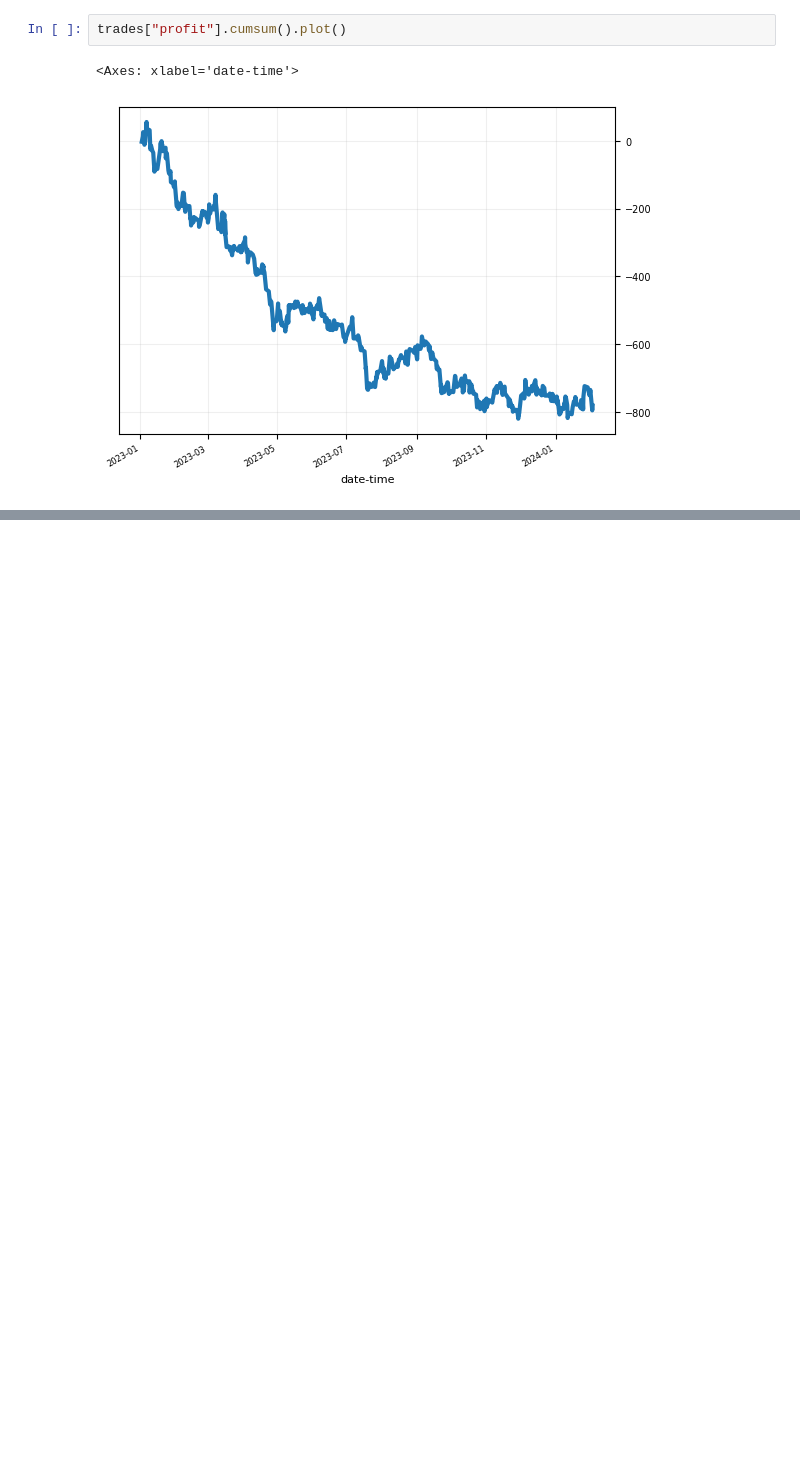
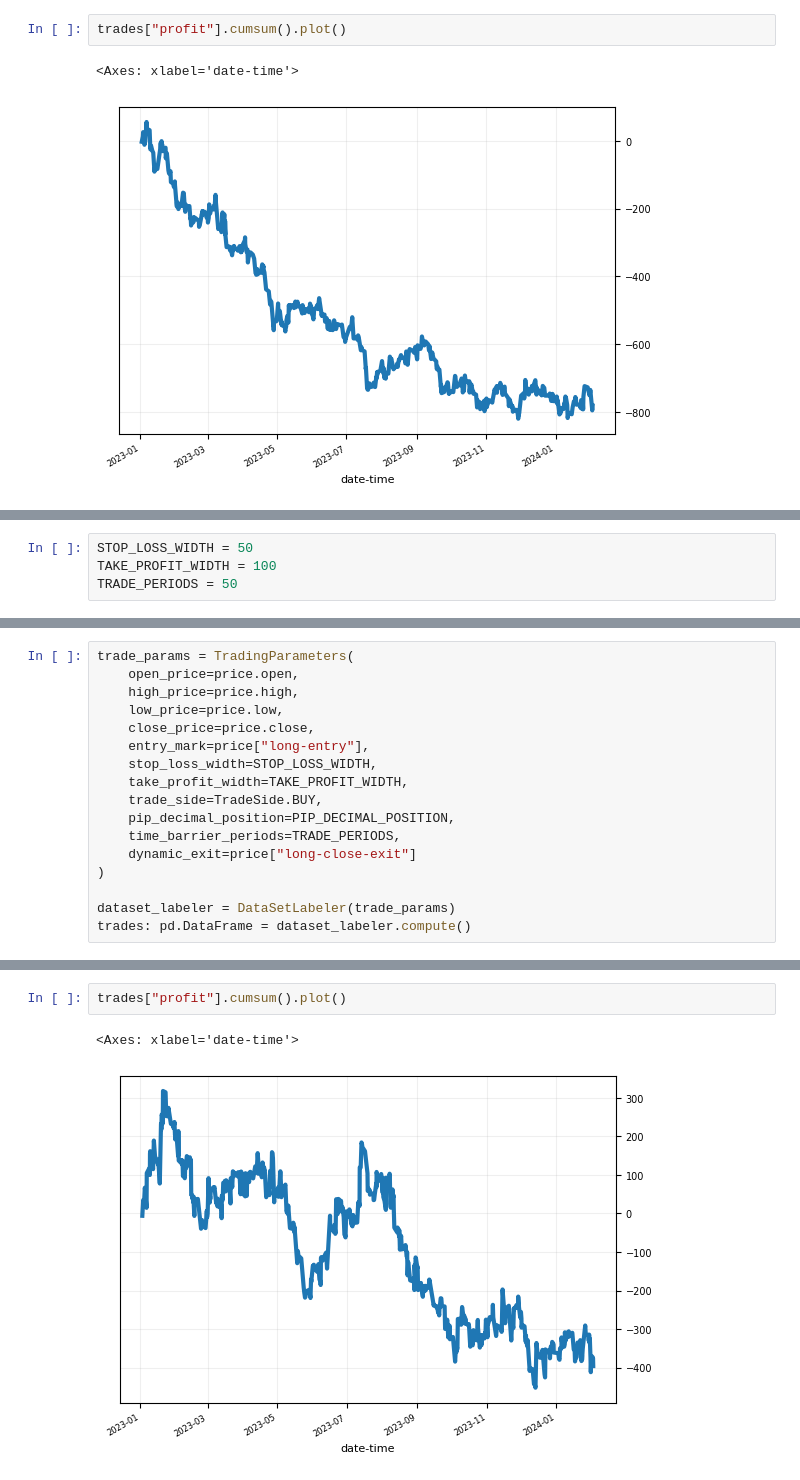
Before and after one commit to mchiuminatto/triple_barrier, a Jupyter notebook: docs/examples/Apply Scenarios.ipynb, the cells around one changed output, grey strips where cells are left out. Saved outputs shown, nothing was run; the diff lists cells and outputs as text; blank space fills up the shorter version.

```diff
--- a/docs/examples/Apply Scenarios.ipynb
+++ b/docs/examples/Apply Scenarios.ipynb
@@ -225,0 +370,4 @@ trades["profit"].cumsum().plot()
+# %%
+STOP_LOSS_WIDTH = 50
+TAKE_PROFIT_WIDTH = 100
+TRADE_PERIODS = 50
@@ -225,0 +430,17 @@ trades["profit"].cumsum().plot()
+# %%
+trade_params = TradingParameters(
+    open_price=price.open,
+    high_price=price.high,
+    low_price=price.low,
+    close_price=price.close,
+    entry_mark=price["long-entry"],
+    stop_loss_width=STOP_LOSS_WIDTH,
+    take_profit_width=TAKE_PROFIT_WIDTH,
+    trade_side=TradeSide.BUY,
+    pip_decimal_position=PIP_DECIMAL_POSITION,
+    time_barrier_periods=TRADE_PERIODS,
+    dynamic_exit=price["long-close-exit"]
+)
+
+dataset_labeler = DataSetLabeler(trade_params)
+trades: pd.DataFrame = dataset_labeler.compute()
@@ -225,0 +457,5 @@ trades["profit"].cumsum().plot()
+# %%
+trades["profit"].cumsum().plot()
+# %% [output]
+<Axes: xlabel='date-time'>
+[figure, added]
```
Also changed, not shown: parts of 40 cells of this notebook, 11 other files.
